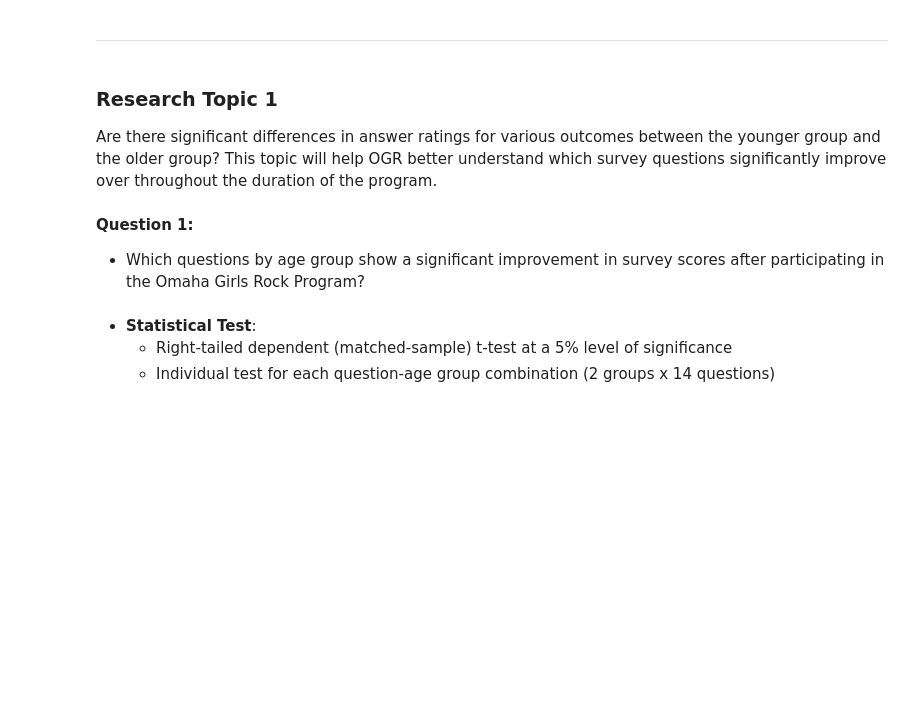
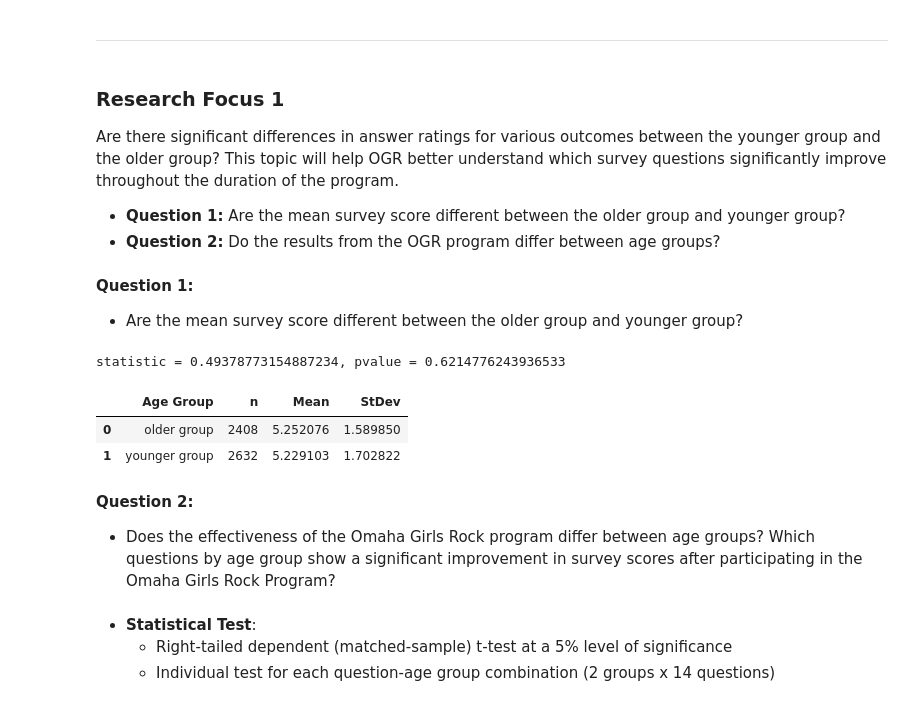
Before and after one commit to josh97ellis/omaha-girls-rock-analysis, a Jupyter notebook: notebooks/analysis.ipynb, the cells around one changed output. Cells and saved outputs as stored; diff of their text form; code cells hidden in the pictures; blank space fills up the shorter version.

```diff
--- a/notebooks/analysis.ipynb
+++ b/notebooks/analysis.ipynb
@@ -51,5 +51,38 @@ shape: (2520, 9)
 # %% [markdown]
 ---
 # %% [markdown]
-### Research Topic 1
-Are there significant differences in answer ratings for various outcomes between the younger group and the older group? This topic will help OGR better understand which survey questions significantly improve over throughout the duration of the program.
+### **Research Focus 1**
+Are there significant differences in answer ratings for various outcomes between the younger group and the older group? This topic will help OGR better understand which survey questions significantly improve throughout the duration of the program.
+- **Question 1:** Are the mean survey score different between the older group and younger group?
+- **Question 2:** Do the results from the OGR program differ between age groups?
+# %% [markdown]
+**Question 1:**
+- Are the mean survey score different between the older group and younger group?
+# %%
+q1_pretest = data_transformed[['age_group', 'score_pretest']].rename(columns={'score_pretest': 'score'})
+q1_posttest = data_transformed[['age_group', 'score_posttest']].rename(columns={'score_posttest': 'score'})
+q1_data = pd.concat([q1_pretest, q1_posttest])
+
+older_group_scores = q1_data[q1_data['age_group'] == 'older group']['score']
+younger_group_scores = q1_data[q1_data['age_group'] == 'younger group']['score']
+
+tstatistic, pvalue = stats.ttest_ind(older_group_scores, younger_group_scores)
+
+age_group = ['older group', 'younger group']
+n = [len(older_group_scores), len(younger_group_scores)]
+mean = [older_group_scores.mean(), younger_group_scores.mean()]
+stdev = [older_group_scores.std(), younger_group_scores.std()]
+summary_data = pd.DataFrame({
+    'Age Group': age_group,
+    'n': n,
+    'Mean': mean,
+    'StDev': stdev
+})
+
+print(f'statistic = {tstatistic}, pvalue = {pvalue}')
+summary_data
+# %% [output]
+statistic = 0.49378773154887234, pvalue = 0.6214776243936533
+|  | Age Group | n | Mean | StDev |
+| 0 | older group | 2408 | 5.252076 | 1.589850 |
+| 1 | younger group | 2632 | 5.229103 | 1.702822 |
@@ -56,6 +109,6 @@ Are there significant differences in answer ratings for various outcomes between
 # %% [markdown]
-**Question 1:**
-- Which questions by age group show a significant improvement in survey scores after participating in the Omaha Girls Rock Program?
+**Question 2:**
+- Does the effectiveness of the Omaha Girls Rock program differ between age groups? Which questions by age group show a significant improvement in survey scores after participating in the Omaha Girls Rock Program?
 # %% [markdown]
 - **Statistical Test**:
     - Right-tailed dependent (matched-sample) t-test at a 5% level of significance
```
Also changed, not shown: parts of 11 cells of this notebook, 3 other files.
